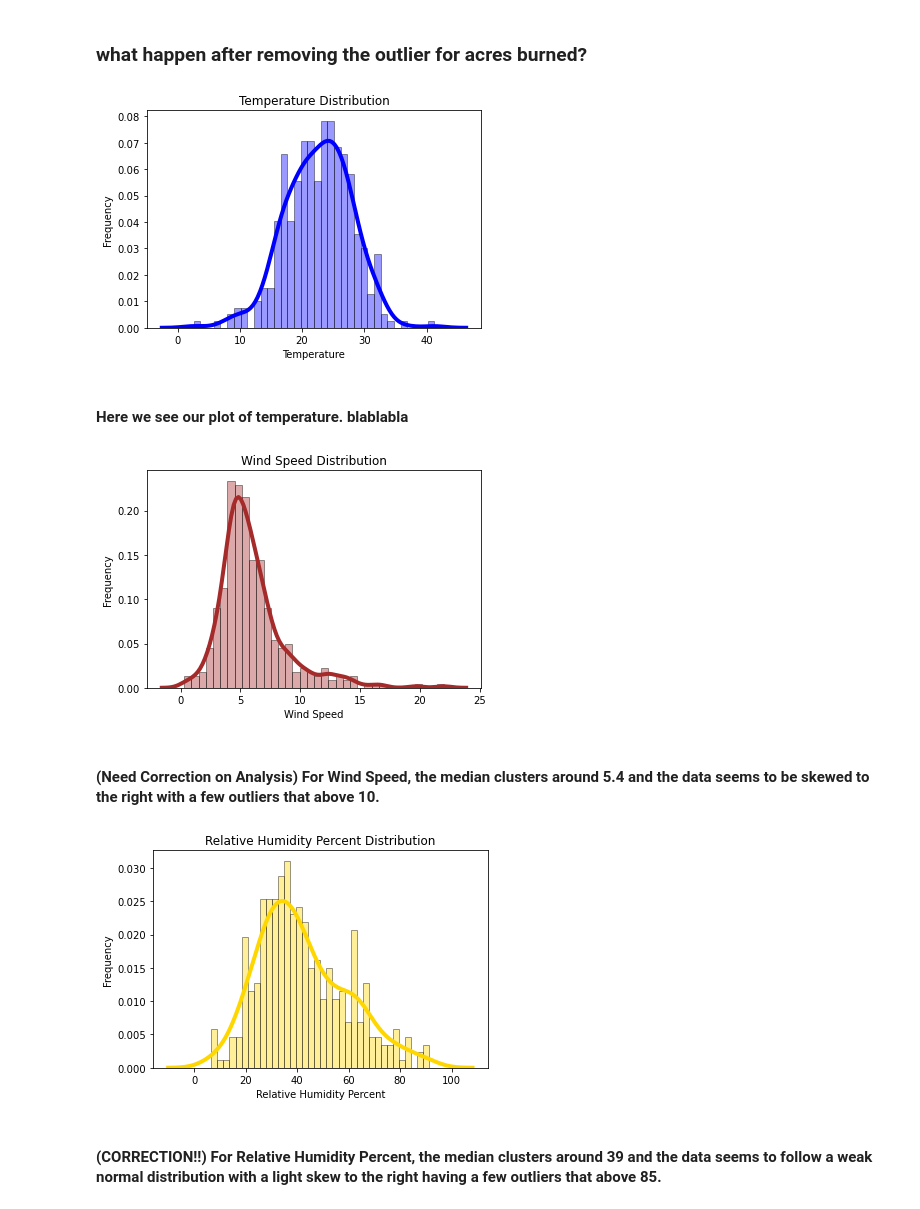
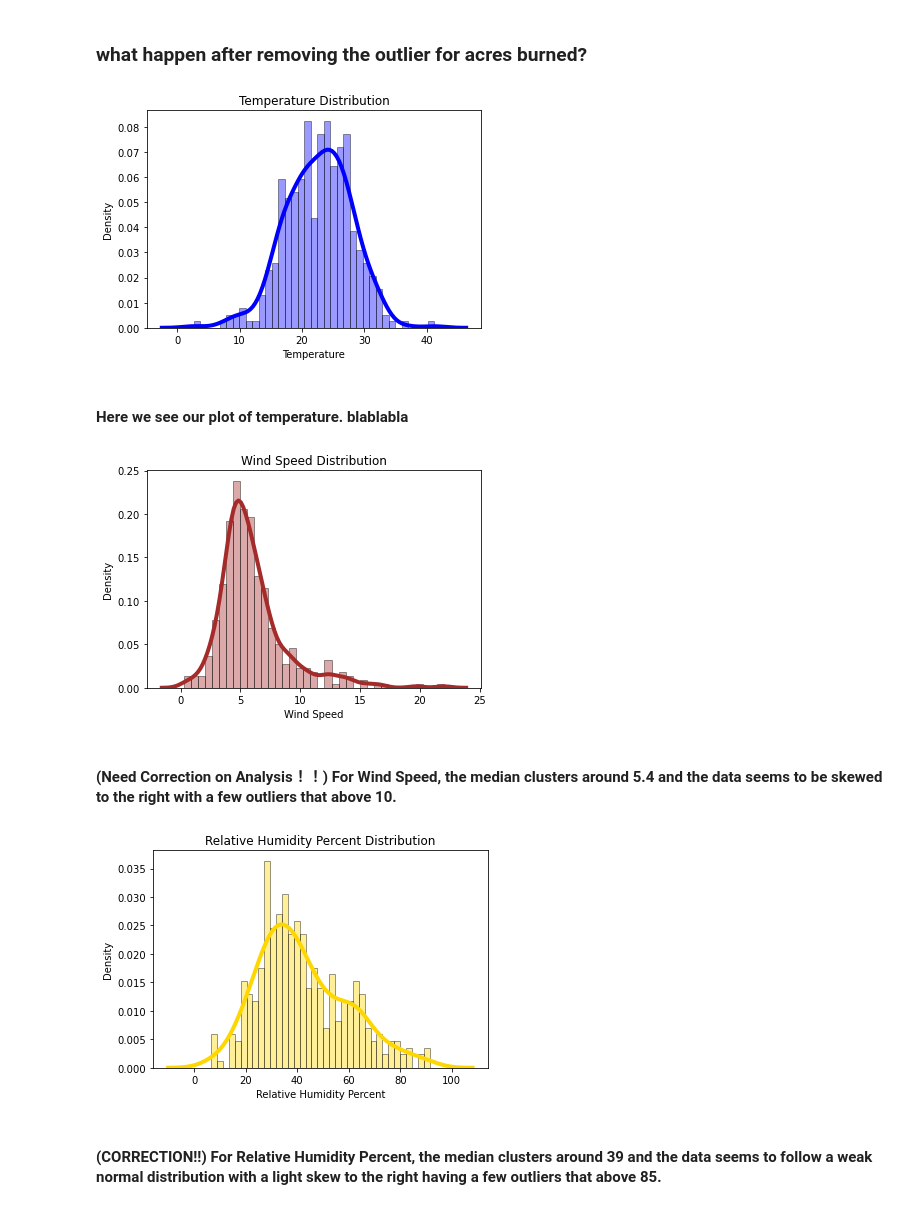
Before and after one commit to vikizzz/Analysis-on-the-Scale-of-Wildfire-Incident-in-California, a Jupyter notebook: EDACheckpoint_group010.ipynb, the cells around one changed output. Drawn from its saved outputs; the diff is of its cells as text; code cells hidden in the pictures.

```diff
--- a/EDACheckpoint_group010.ipynb
+++ b/EDACheckpoint_group010.ipynb
@@ -334,5 +335,5 @@ Before we carry out our analysis, we're going to **remove the repeated three row
-# %%
-df = df.drop([df.index[221], df.index[222],df.index[223]])
+# %%
+df = df.drop_duplicates(subset=['Date','AcresBurned'])
 # %% [markdown]
 Let's take a look at the change in daily cirulation after removing these outliers.
 # %%
@@ -355,10 +356,10 @@ ax = sns.distplot(df['Temp'], hist=True, kde=True,
                   color='blue',hist_kws={'edgecolor':'black'},
                   kde_kws={'linewidth':4})
 
-ax.set(xlabel='Temperature', ylabel='Frequency', title='Temperature Distribution')
+ax.set(xlabel='Temperature', ylabel='Density', title='Temperature Distribution')
 plt.show()
 # %% [output]
-[figure, old version]
+[figure, new version]
 # %% [markdown]
 #### Here we see our plot of temperature. **blablabla**
 # %%
@@ -368,22 +369,22 @@ ax = sns.distplot(df['WindSpd'], hist=True, kde=True,
                   color='brown',hist_kws={'edgecolor':'black'},
                   kde_kws={'linewidth':4})
 
-ax.set(xlabel='Wind Speed', ylabel='Frequency', title='Wind Speed Distribution')
+ax.set(xlabel='Wind Speed', ylabel='Density', title='Wind Speed Distribution')
 plt.show()
 # %% [output]
-[figure, old version]
+[figure, new version]
 # %% [markdown]
-#### (Need Correction on Analysis) For Wind Speed, the median clusters around 5.4 and the data seems to be skewed to the right with a few outliers that above 10.
+#### (Need Correction on Analysis！！) For Wind Speed, the median clusters around 5.4 and the data seems to be skewed to the right with a few outliers that above 10.
 # %%
 # look at air relative humidity (in percentage) distributions
 ax = sns.distplot(df['RelaHumPct'], hist=True, kde=True,
                   bins=int(len(df['RelaHumPct'])/10),
                   color='gold',hist_kws={'edgecolor':'black'},
                   kde_kws={'linewidth':4})
 
-ax.set(xlabel='Relative Humidity Percent', ylabel='Frequency', title='Relative Humidity Percent Distribution')
+ax.set(xlabel='Relative Humidity Percent', ylabel='Density', title='Relative Humidity Percent Distribution')
 plt.show()
 # %% [output]
-[figure, old version]
+[figure, new version]
 # %% [markdown]
 #### (CORRECTION!!) For Relative Humidity Percent, the median clusters around 39 and the data seems to follow a weak normal distribution with a light skew to the right having a few outliers that above 85.
```
Also changed, not shown: parts of 43 cells of this notebook.
